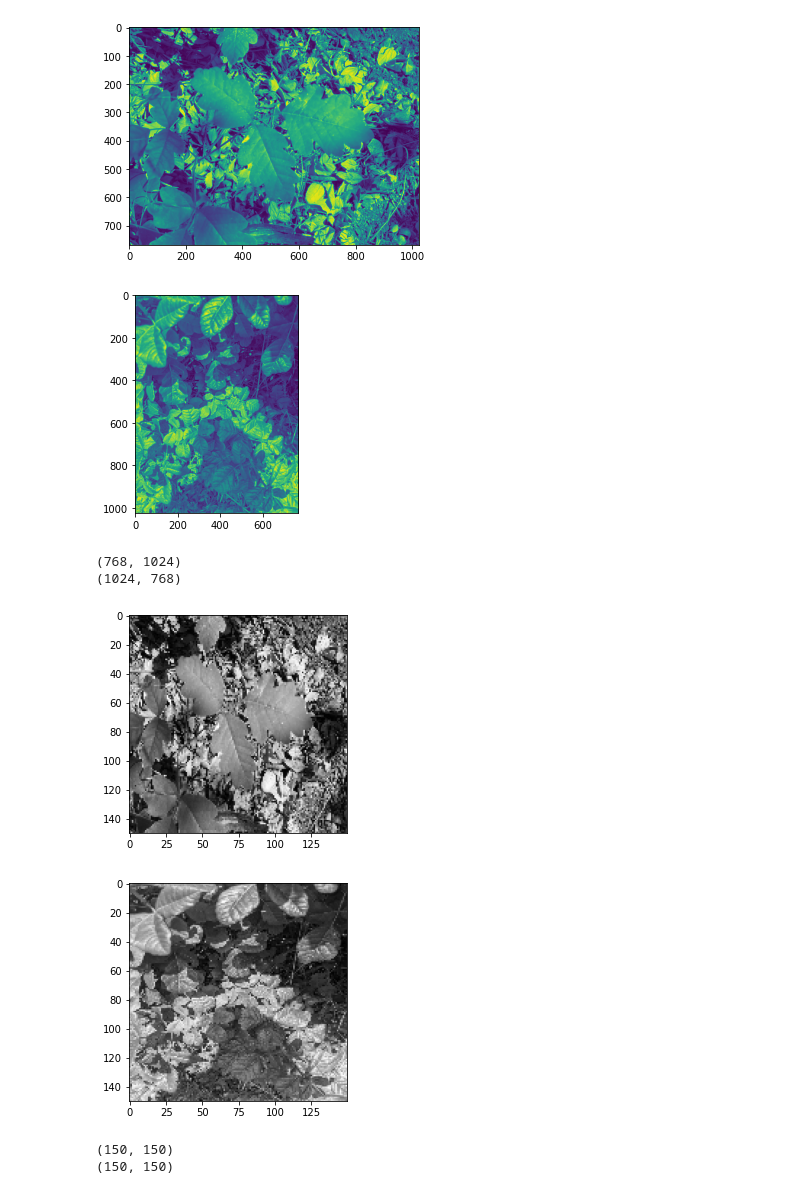
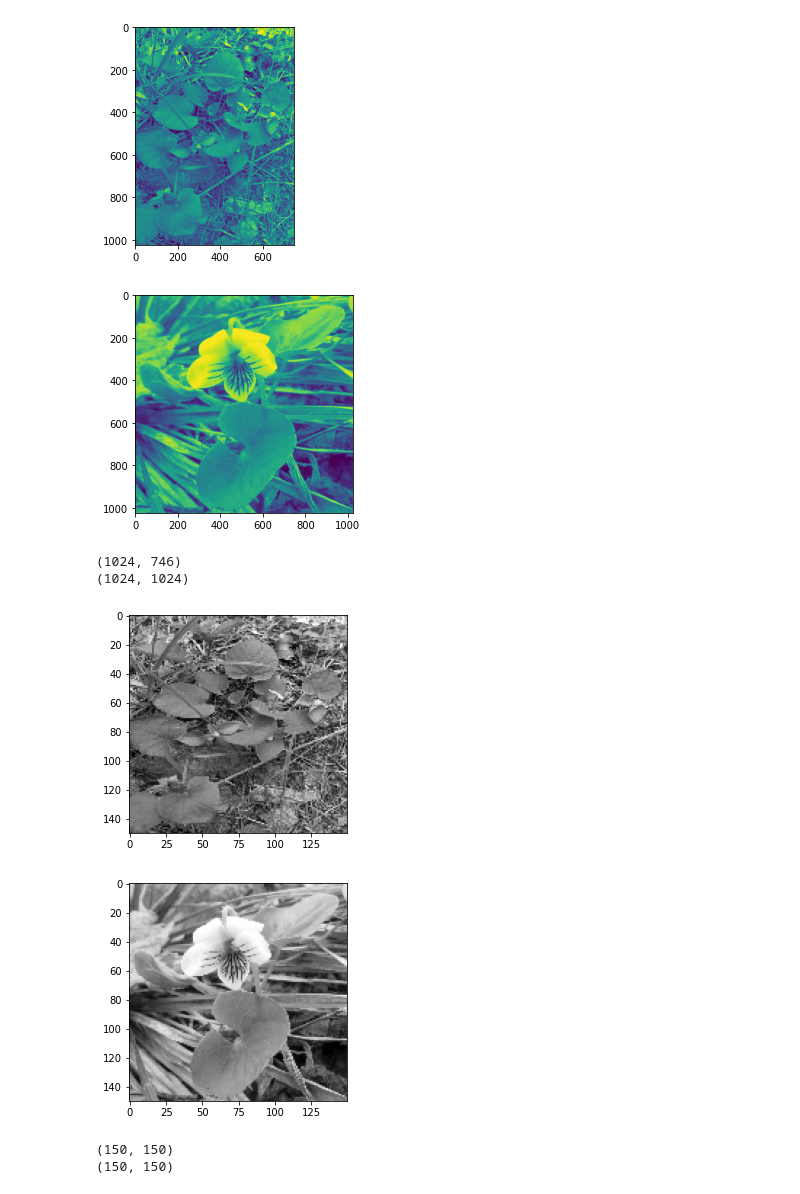
Before and after one commit to thakuraditi05/Plant-Detection-code, a Jupyter notebook: p-ivy-and-p-oak-cnn.ipynb, the cells around one changed output. Cells and saved outputs as stored; diff of their text form; code cells hidden in the pictures.

```diff
--- a/p-ivy-and-p-oak-cnn.ipynb
+++ b/p-ivy-and-p-oak-cnn.ipynb
@@ -37,40 +37,40 @@ for dirname, _, filenames in os.walk('/kaggle/input'):
 # %%
 import numpy as np
 import tensorflow as tf
 import matplotlib.pyplot as plt
 import os
 import cv2
 
 DATADIR = "../input/trainingset/plant-detection-data"
 VALDATA = "../input/validation-dataset/Validation_data"
-CATEGORIES = ["Poison Oak", "Poison Ivy", "Other"]
+CATEGORIES = ["Other", "Poison Ivy", "Poison Oak"]
 
 for category in CATEGORIES:
     path = os.path.join(DATADIR, category)
     for img in os.listdir(path):
         img_array = cv2.imread(os.path.join(path, img), cv2.IMREAD_GRAYSCALE)
         plt.imshow(img_array)
         plt.show()
         break
     break
 
 for category in CATEGORIES:
     path2 = os.path.join(VALDATA, category)
     for img in os.listdir(path2):
         img_array2 = cv2.imread(os.path.join(path2, img), cv2.IMREAD_GRAYSCALE)
         plt.imshow(img_array2)
         plt.show()
         break
     break
 # %% [output]
-[figure, old version]
+[figure, new version]
-[figure, old version]
+[figure, new version]
 # %%
 print(img_array.shape)
 print(img_array2.shape)
 # %% [output]
-(768, 1024)
-(1024, 768)
+(1024, 746)
+(1024, 1024)
 # %%
 IMG_SIZE = 150
 
@@ -82,8 +82,8 @@ new_array2 = cv2.resize(img_array2, (IMG_SIZE, IMG_SIZE))
 plt.imshow(new_array2, cmap = 'gray')
 plt.show()
 # %% [output]
-[figure, old version]
+[figure, new version]
-[figure, old version]
+[figure, new version]
 # %%
 print(new_array.shape)
 print(new_array2.shape)
```
Also changed, not shown: parts of 7 cells of this notebook.
